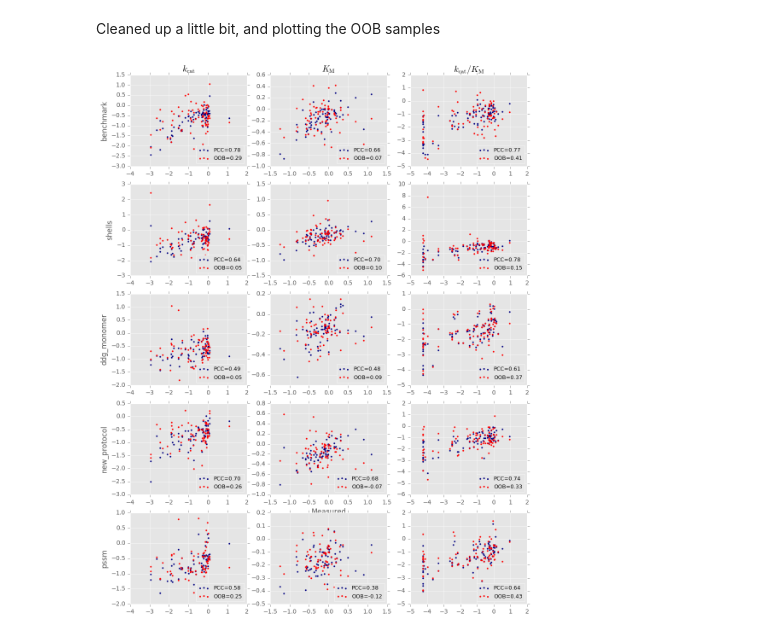
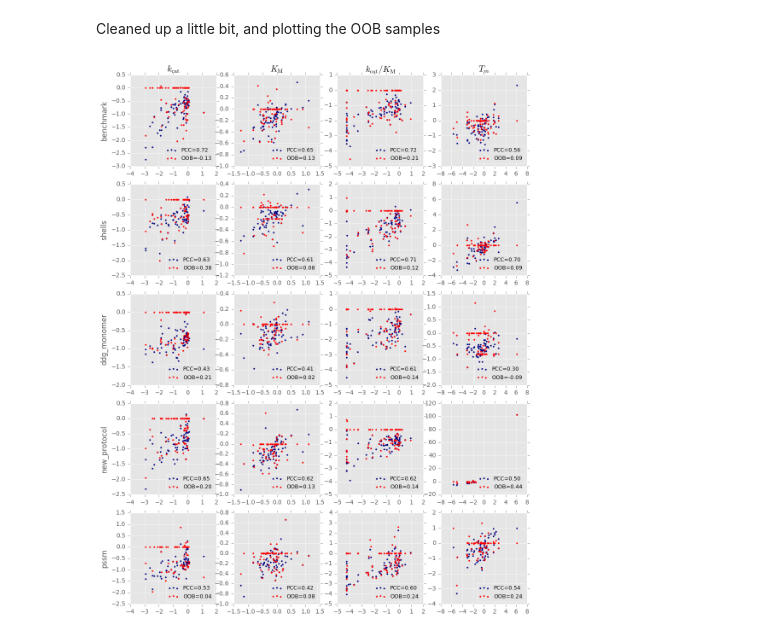
Before and after one commit to dacarlin/bagel-benchmark, a Jupyter notebook: machine_learning/elastic_net_with_bagging.ipynb, the cells around one changed output. Cells and saved outputs as stored; diff of their text form; code cells hidden in the pictures.

```diff
--- a/machine_learning/elastic_net_with_bagging.ipynb
+++ b/machine_learning/elastic_net_with_bagging.ipynb
@@ -48,9 +48,12 @@ for i, ( nm, target, X, y, preds, score, net, oob_sc ) in enumerate( en_preds ):
             plt.title( '$k_{\mathrm{cat}}$' )
             plt.ylabel( nm )
         elif i == 1:
-            plt.title( '$K_\mathrm{M}$' )
+            plt.title( '\mathrm{K_M}$' )
         elif i == 2:
-            plt.title( '$k_{\mathrm{cat}}/K_\mathrm{M}$' )
+            plt.title( '$k_{\mathrm{cat}}/\mathrm{K_M}$' )
+        elif i == 3:
+            plt.title( '$T_m$' )
+
         elif i % 3 == 0:
             plt.ylabel( nm )
         elif i == 10:
@@ -72,38 +75,40 @@ plt.figure( figsize=( 12, 16 ) )
 for i, (nm, target, X, y, support) in enumerate( combos ):
 
     # fit
     skf = StratifiedKFold( y, n_folds=10, shuffle=True )
     net = ElasticNetCV( cv=skf, max_iter=1e9, selection='random', l1_ratio=[.1, .5, .7, .9, .95, .99, 1] )
-    bag = BaggingRegressor( net, n_estimators=10, n_jobs=-1, oob_score=True )
+    bag = BaggingRegressor( net, n_estimators=2, n_jobs=-1, oob_score=True )
     bag.fit( X, y )
     oob_sc = bag.oob_score_
     preds = bag.predict( X )
     score = pearsonr( y, preds )
     oob_preds = bag.oob_prediction_
     oob_r = pearsonr( y, oob_preds )
 
     # plot
-    plt.subplot( len( combos ) / 3, 3, i+1 )
+    plt.subplot( len( combos ) / 4, 4, i+1 )
 
     if i == 0:
         plt.title( '$k_{\mathrm{cat}}$' )
         plt.ylabel( nm )
     elif i == 1:
         plt.title( '$K_\mathrm{M}$' )
     elif i == 2:
         plt.title( '$k_{\mathrm{cat}}/K_\mathrm{M}$' )
-    elif i % 3 == 0:
+    elif i == 3:
+        plt.title( '$T_m$' )
+    elif i % 4 == 0:
         plt.ylabel( nm )
-    elif i == 10:
-        plt.xlabel( 'Measured' )
-    else:
-        pass
+#     elif i == 10:
+#         plt.xlabel( 'Measured' )
+#     else:
+#         pass
 
     plt.scatter( y, preds, marker='.', color='navy', alpha=1 )
     plt.scatter( y, oob_preds, marker='.', color='red', alpha=1 )
     #plt.legend( [ 'PCC={0:.2f} (p={1:.5f}), OOB={2}'.format( *score, oob_sc.round(2) ) ], loc='lower right', fontsize='9' )
     plt.legend( [ 'PCC={0:.2f}'.format( score[0] ), 'OOB={0:.2f}'.format( oob_r[0] ) ], loc='lower right', fontsize='9' )
 
 plt.show()
 # %% [output]
-[figure, old version]
+[figure, new version]
```
Also changed, not shown: parts of 1 cell of this notebook, 4 other files.
